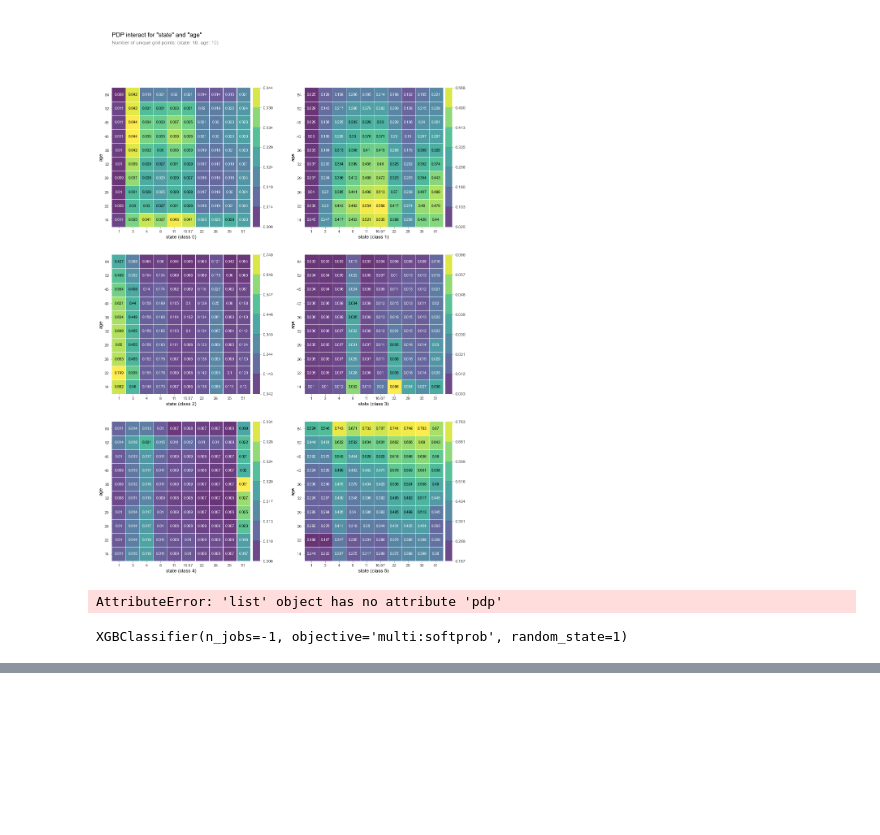
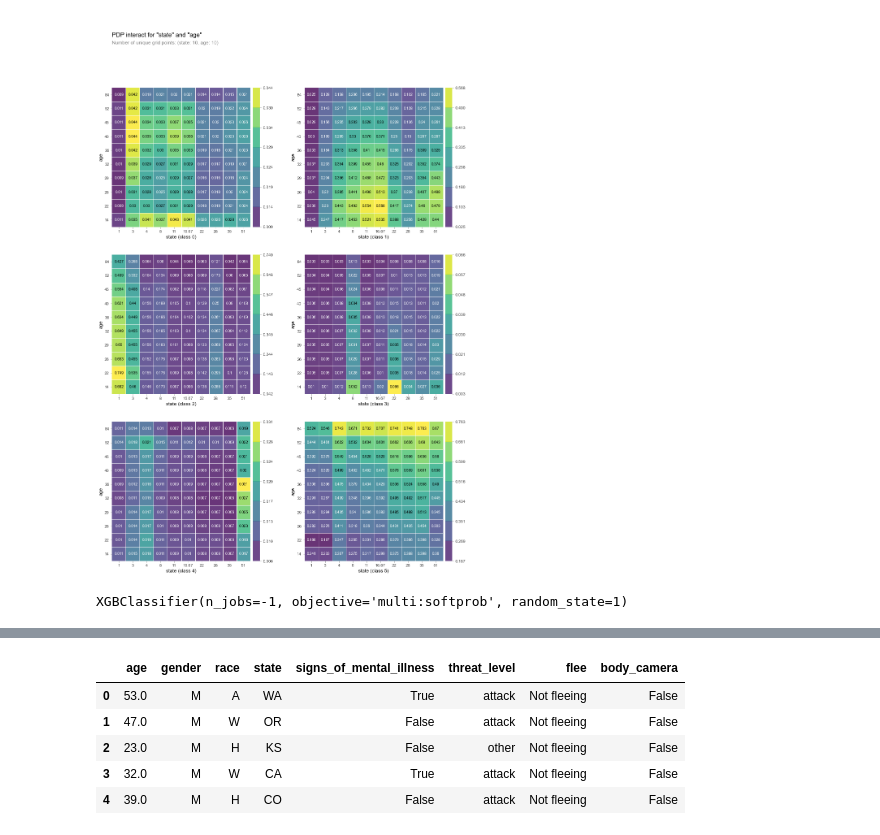
Before and after one commit to RobDBennett/DS-Unit-2-Build-Week, a Jupyter notebook: Unit2-Build-Week-Project-PoliceShootings.ipynb, the cells around one changed output, grey strips where cells are left out. Cells and saved outputs as stored; diff of their text form; code cells hidden in the pictures; blank space fills up the shorter version.

```diff
--- a/Unit2-Build-Week-Project-PoliceShootings.ipynb
+++ b/Unit2-Build-Week-Project-PoliceShootings.ipynb
@@ -258,26 +244,6 @@ interaction = pdp_interact(model=xgb,
 pdp_interact_plot(interaction, plot_type='grid',feature_names=features);
 # %% [output]
 [figure]
-# %%
-#3D Attempt
-from pdpbox.pdp import pdp_interact, pdp_interact_plot
-import plotly.graph_objs as go
-features = ['state', 'age']
-pdp = interaction.pdp.pivot_table(
-    values='preds',
-    columns=features[0],
-    index=features[1])[::-1]
-#pdp = pdp.drop(columns=[1000.0, 751329.0])
-surface = go.Surface(x= pdp.columns,
-                    y= pdp.index,
-                    z= pdp.values)
-layout = go.Layout(scene=dict(xaxis=dict(title=features[0]),
-                             yaxis=dict(title=features[1]),
-                             zaxis=dict(title=target)))
-fig = go.Figure(surface, layout)
-fig.show()
-# %% [output]
-AttributeError: 'list' object has no attribute 'pdp'
 # %%
 model = XGBClassifier(n_estimators=100, random_state=1, n_jobs=-1)
 model.fit(X_train_processed, y_train)
@@ -298,3 +264,16 @@ shap.force_plot(base_value=explainer.expected_value[0],
 # %% [output]
 [interactive output not drawn]
 [interactive output not drawn]
+# %%
+to_drop = ['id','name','date','armed','city','manner_of_death']
+wrangled1 = wrangled.drop(columns=to_drop)
+wrangled1.to_csv('wrangled1.csv')
+# %%
+wrangled1.head()
+# %% [output]
+|  | age | gender | race | state | signs_of_mental_illness | threat_level | flee | body_camera |
+| 0 | 53.0 | M | A | WA | True | attack | Not fleeing | False |
+| 1 | 47.0 | M | W | OR | False | attack | Not fleeing | False |
+| 2 | 23.0 | M | H | KS | False | other | Not fleeing | False |
+| 3 | 32.0 | M | W | CA | True | attack | Not fleeing | False |
+| 4 | 39.0 | M | H | CO | False | attack | Not fleeing | False |
```
Also changed, not shown: parts of 3 cells of this notebook.
